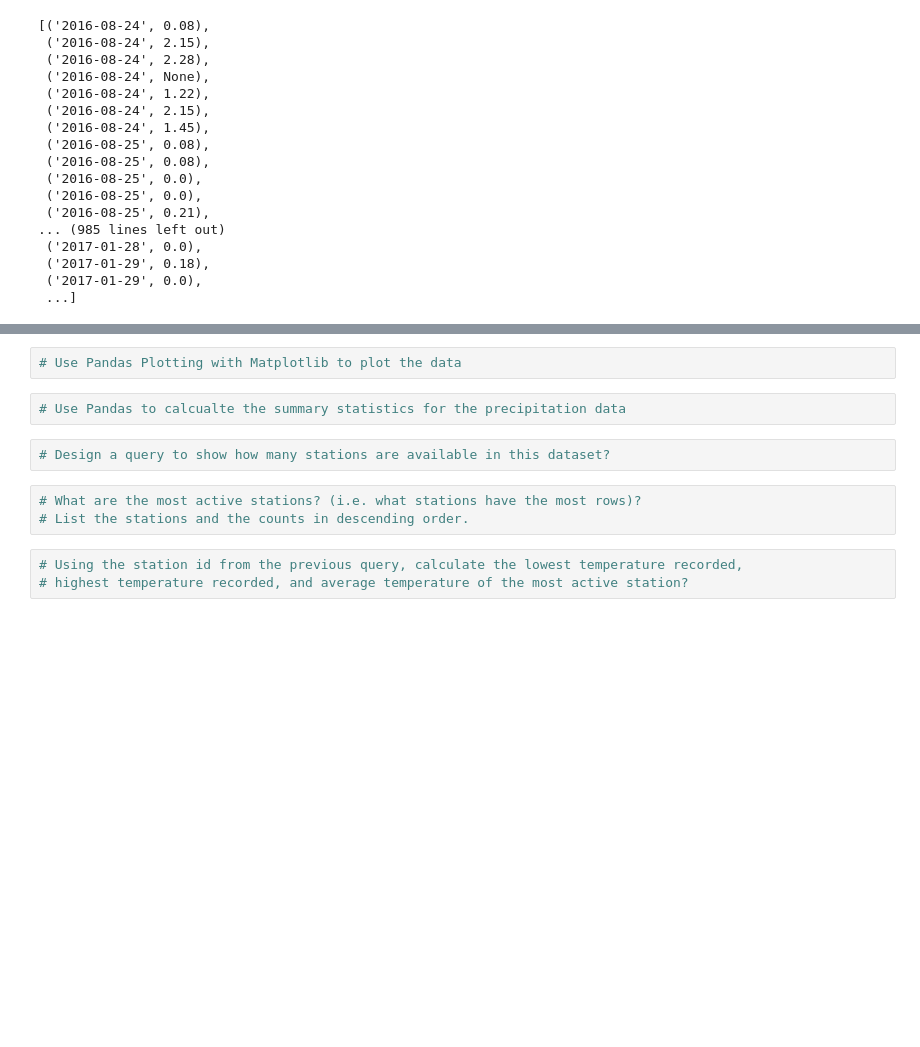
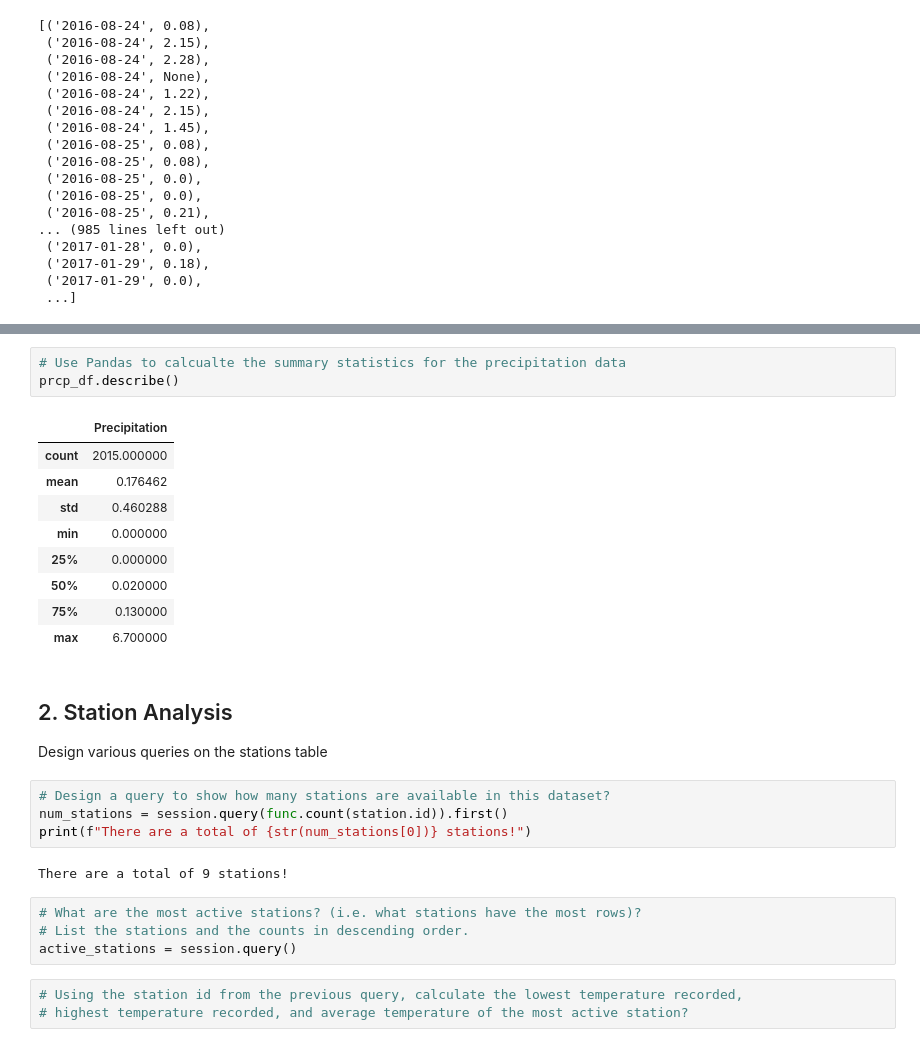
Before and after one commit to poojaisabelle/sqlalchemy-challenge, a Jupyter notebook: climate_starter.ipynb, the cells around one changed output, grey strips where cells are left out. Cells and saved outputs as stored; diff of their text form; blank space fills up the shorter version.

```diff
--- a/climate_starter.ipynb
+++ b/climate_starter.ipynb
@@ -133,12 +143,29 @@ prcp_df.head()
 # %%
-# Use Pandas Plotting with Matplotlib to plot the data
+# Use Pandas to calcualte the summary statistics for the precipitation data
+prcp_df.describe()
+# %% [output]
+|  | Precipitation |
+| count | 2015.000000 |
+| mean | 0.176462 |
+| std | 0.460288 |
+| min | 0.000000 |
+| 25% | 0.000000 |
+| 50% | 0.020000 |
+| 75% | 0.130000 |
+| max | 6.700000 |
-# %%
-# Use Pandas to calcualte the summary statistics for the precipitation data
+# %% [markdown]
+## 2. Station Analysis
+Design various queries on the stations table
 # %%
 # Design a query to show how many stations are available in this dataset?
+num_stations = session.query(func.count(station.id)).first()
+print(f"There are a total of {str(num_stations[0])} stations!")
+# %% [output]
+There are a total of 9 stations!
 # %%
 # What are the most active stations? (i.e. what stations have the most rows)?
 # List the stations and the counts in descending order.
+active_stations = session.query()
 # %%
 # Using the station id from the previous query, calculate the lowest temperature recorded,
 # highest temperature recorded, and average temperature of the most active station?
```
Also changed, not shown: parts of 3 cells of this notebook.
